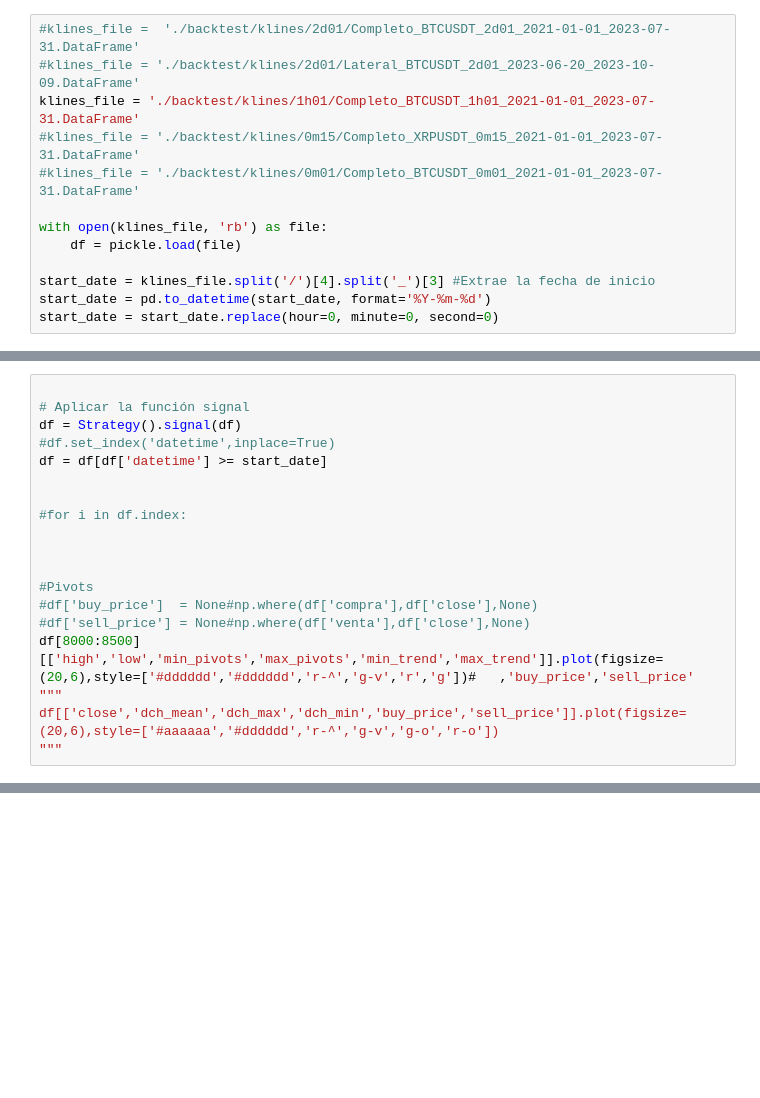
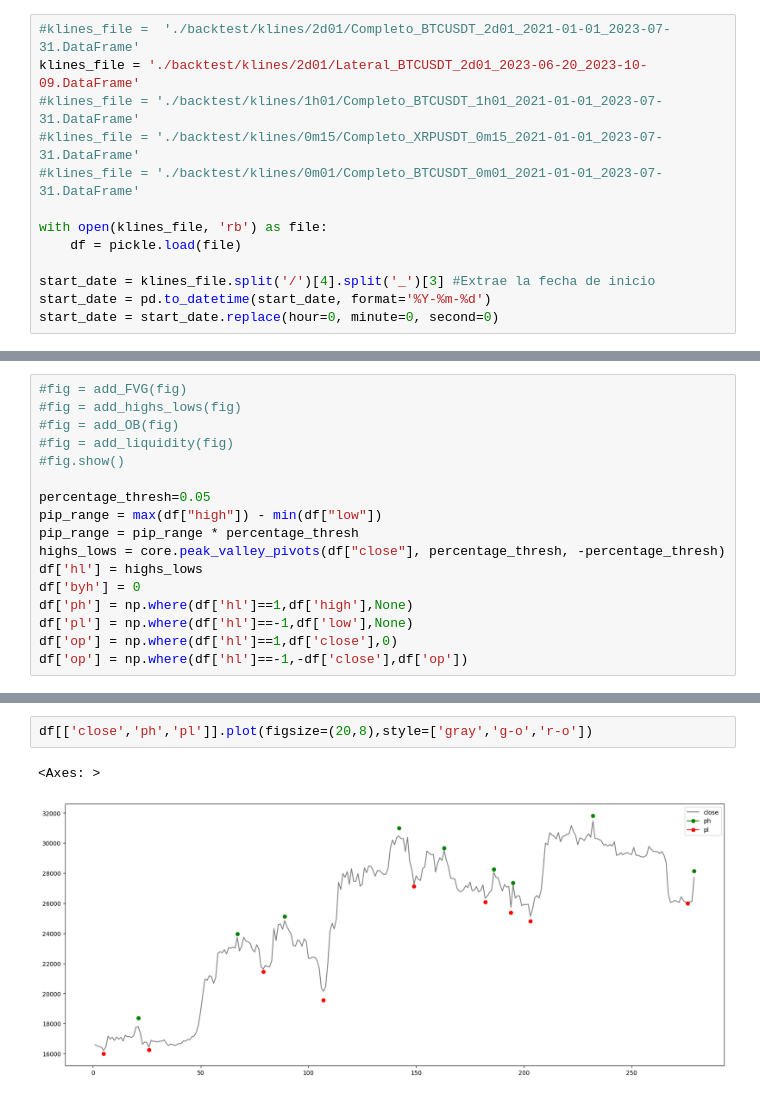
Before and after one commit to lbisaro/ie, a Jupyter notebook: www/backtest/test_SmartMoney.ipynb, the cells around one changed output, grey strips where cells are left out. Cells and saved outputs as stored; diff of their text form; blank space fills up the shorter version.

```diff
--- a/www/backtest/test_SmartMoney.ipynb
+++ b/www/backtest/test_SmartMoney.ipynb
@@ -18,7 +18,7 @@ C:\Users\lbisa\Dropbox\Cripto\python\InvestingEvolution\ie\www
 # %%
 #klines_file =  './backtest/klines/2d01/Completo_BTCUSDT_2d01_2021-01-01_2023-07-31.DataFrame'
-#klines_file = './backtest/klines/2d01/Lateral_BTCUSDT_2d01_2023-06-20_2023-10-09.DataFrame'
-klines_file = './backtest/klines/1h01/Completo_BTCUSDT_1h01_2021-01-01_2023-07-31.DataFrame'
+klines_file = './backtest/klines/2d01/Lateral_BTCUSDT_2d01_2023-06-20_2023-10-09.DataFrame'
+#klines_file = './backtest/klines/1h01/Completo_BTCUSDT_1h01_2021-01-01_2023-07-31.DataFrame'
 #klines_file = './backtest/klines/0m15/Completo_XRPUSDT_0m15_2021-01-01_2023-07-31.DataFrame'
 #klines_file = './backtest/klines/0m01/Completo_BTCUSDT_0m01_2021-01-01_2023-07-31.DataFrame'
 
@@ -217,19 +169,0 @@ class Strategy:
-# %%
-
-# Aplicar la función signal
-df = Strategy().signal(df)
-#df.set_index('datetime',inplace=True)
-df = df[df['datetime'] >= start_date]
-
-
-#for i in df.index:
-
-
-
-#Pivots
-#df['buy_price']  = None#np.where(df['compra'],df['close'],None)
-#df['sell_price'] = None#np.where(df['venta'],df['close'],None)
-df[8000:8500][['high','low','min_pivots','max_pivots','min_trend','max_trend']].plot(figsize=(20,6),style=['#dddddd','#dddddd','r-^','g-v','r','g'])#   ,'buy_price','sell_price'
-"""
-df[['close','dch_mean','dch_max','dch_min','buy_price','sell_price']].plot(figsize=(20,6),style=['#aaaaaa','#dddddd','r-^','g-v','g-o','r-o'])
-"""
@@ -237,0 +170,17 @@ NameError: name 'find_pivots' is not defined
+# %%
+#fig = add_FVG(fig)
+#fig = add_highs_lows(fig)
+#fig = add_OB(fig)
+#fig = add_liquidity(fig)
+#fig.show()
+
+percentage_thresh=0.05
+pip_range = max(df["high"]) - min(df["low"])
+pip_range = pip_range * percentage_thresh
+highs_lows = core.peak_valley_pivots(df["close"], percentage_thresh, -percentage_thresh)
+df['hl'] = highs_lows
+df['byh'] = 0
+df['ph'] = np.where(df['hl']==1,df['high'],None)
+df['pl'] = np.where(df['hl']==-1,df['low'],None)
+df['op'] = np.where(df['hl']==1,df['close'],0)
+df['op'] = np.where(df['hl']==-1,-df['close'],df['op'])
@@ -237,0 +207,5 @@ NameError: name 'find_pivots' is not defined
+# %%
+df[['close','ph','pl']].plot(figsize=(20,8),style=['gray','g-o','r-o'])
+# %% [output]
+<Axes: >
+[figure, added]
```
Also changed, not shown: parts of 7 cells of this notebook, 7 other files.
